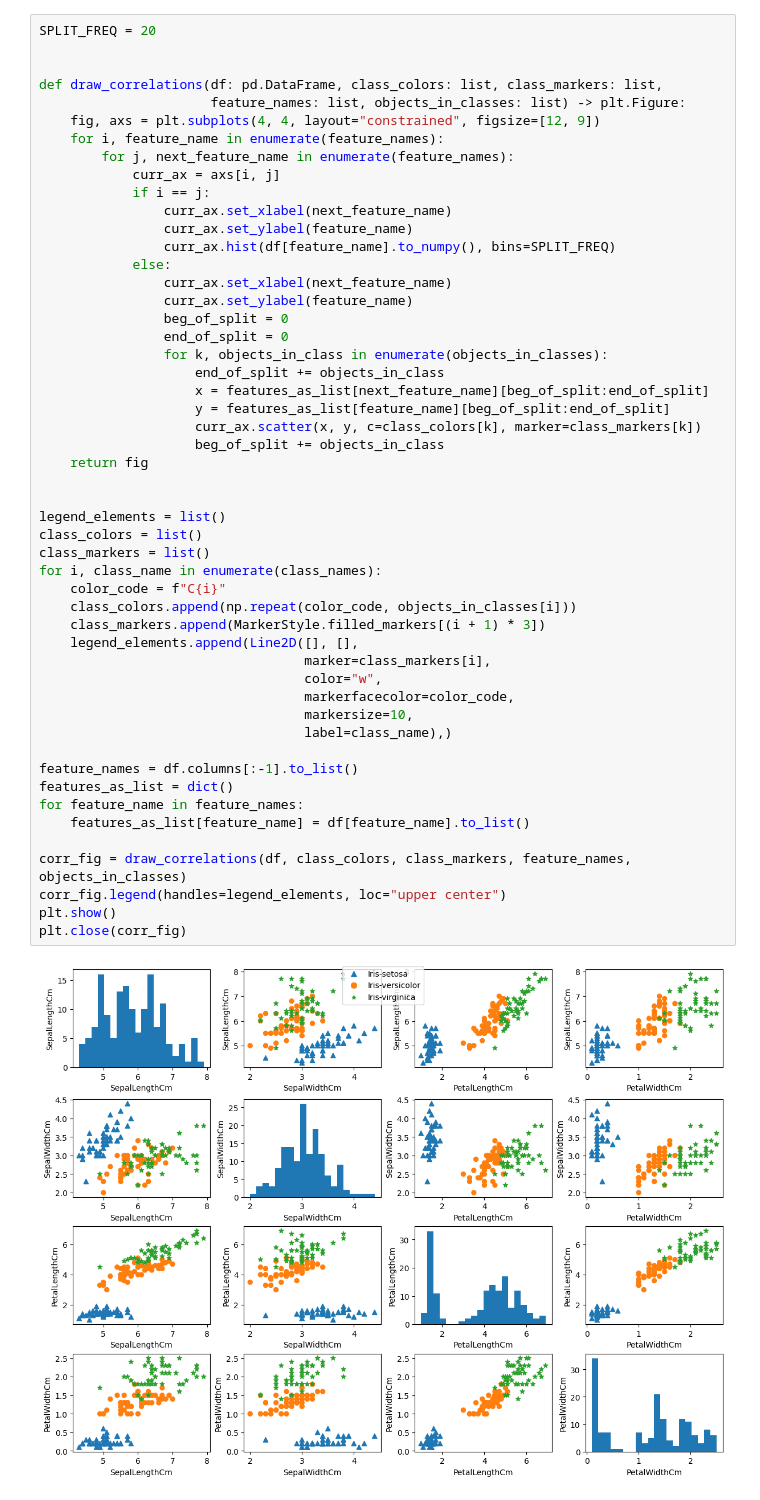
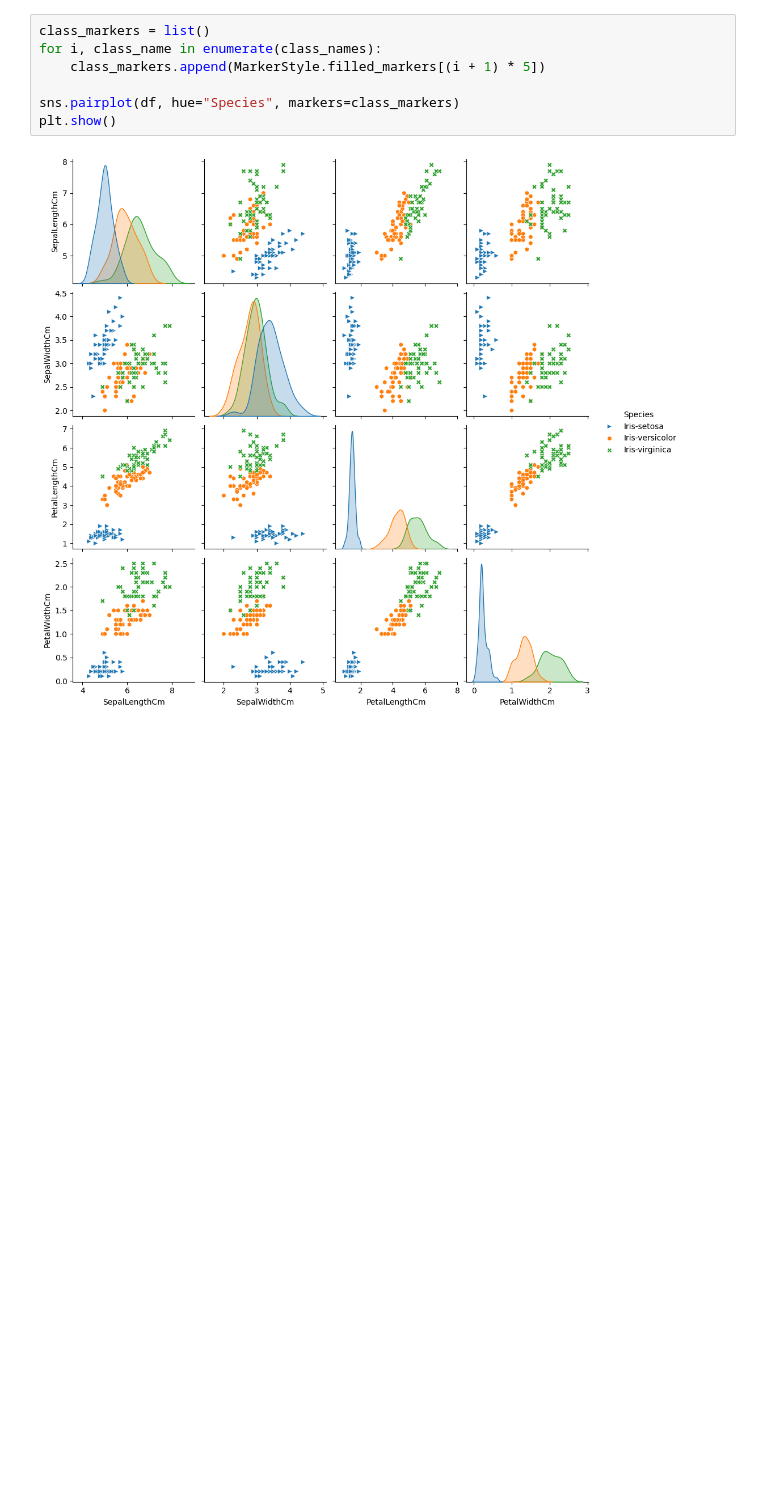
Before and after one commit to SiberiaField/TSS_Course, a Jupyter notebook: lab_1/lab_1.ipynb, the cells around one changed output. Cells and saved outputs as stored; diff of their text form; blank space fills up the shorter version.

```diff
--- a/lab_1/lab_1.ipynb
+++ b/lab_1/lab_1.ipynb
@@ -27,58 +29,14 @@ print(dataset_info)
    Undefined objects
 0                0.0
 # %%
-SPLIT_FREQ = 20
-
-
-def draw_correlations(df: pd.DataFrame, class_colors: list, class_markers: list,
-                      feature_names: list, objects_in_classes: list) -> plt.Figure:
-    fig, axs = plt.subplots(4, 4, layout="constrained", figsize=[12, 9])
-    for i, feature_name in enumerate(feature_names):
-        for j, next_feature_name in enumerate(feature_names):
-            curr_ax = axs[i, j]
-            if i == j:
-                curr_ax.set_xlabel(next_feature_name)
-                curr_ax.set_ylabel(feature_name)
-                curr_ax.hist(df[feature_name].to_numpy(), bins=SPLIT_FREQ)
-            else:
-                curr_ax.set_xlabel(next_feature_name)
-                curr_ax.set_ylabel(feature_name)
-                beg_of_split = 0
-                end_of_split = 0
-                for k, objects_in_class in enumerate(objects_in_classes):
-                    end_of_split += objects_in_class
-                    x = features_as_list[next_feature_name][beg_of_split:end_of_split]
-                    y = features_as_list[feature_name][beg_of_split:end_of_split]
-                    curr_ax.scatter(x, y, c=class_colors[k], marker=class_markers[k])
-                    beg_of_split += objects_in_class
-    return fig
-
-
-legend_elements = list()
-class_colors = list()
 class_markers = list()
 for i, class_name in enumerate(class_names):
-    color_code = f"C{i}"
-    class_colors.append(np.repeat(color_code, objects_in_classes[i]))
-    class_markers.append(MarkerStyle.filled_markers[(i + 1) * 3])
-    legend_elements.append(Line2D([], [],
-                                  marker=class_markers[i],
-                                  color="w",
-                                  markerfacecolor=color_code,
-                                  markersize=10,
-                                  label=class_name),)
+    class_markers.append(MarkerStyle.filled_markers[(i + 1) * 5])
 
-feature_names = df.columns[:-1].to_list()
-features_as_list = dict()
-for feature_name in feature_names:
-    features_as_list[feature_name] = df[feature_name].to_list()
-
-corr_fig = draw_correlations(df, class_colors, class_markers, feature_names, objects_in_classes)
-corr_fig.legend(handles=legend_elements, loc="upper center")
+sns.pairplot(df, hue="Species", markers=class_markers)
 plt.show()
-plt.close(corr_fig)
 # %% [output]
-[figure, old version]
+[figure, new version]
 # %%
 def draw_corr_matrix(df: pd.DataFrame, ax: plt.Axes, method: str):
     corr = df.corr(method)
```
Also changed, not shown: parts of 4 cells of this notebook.
